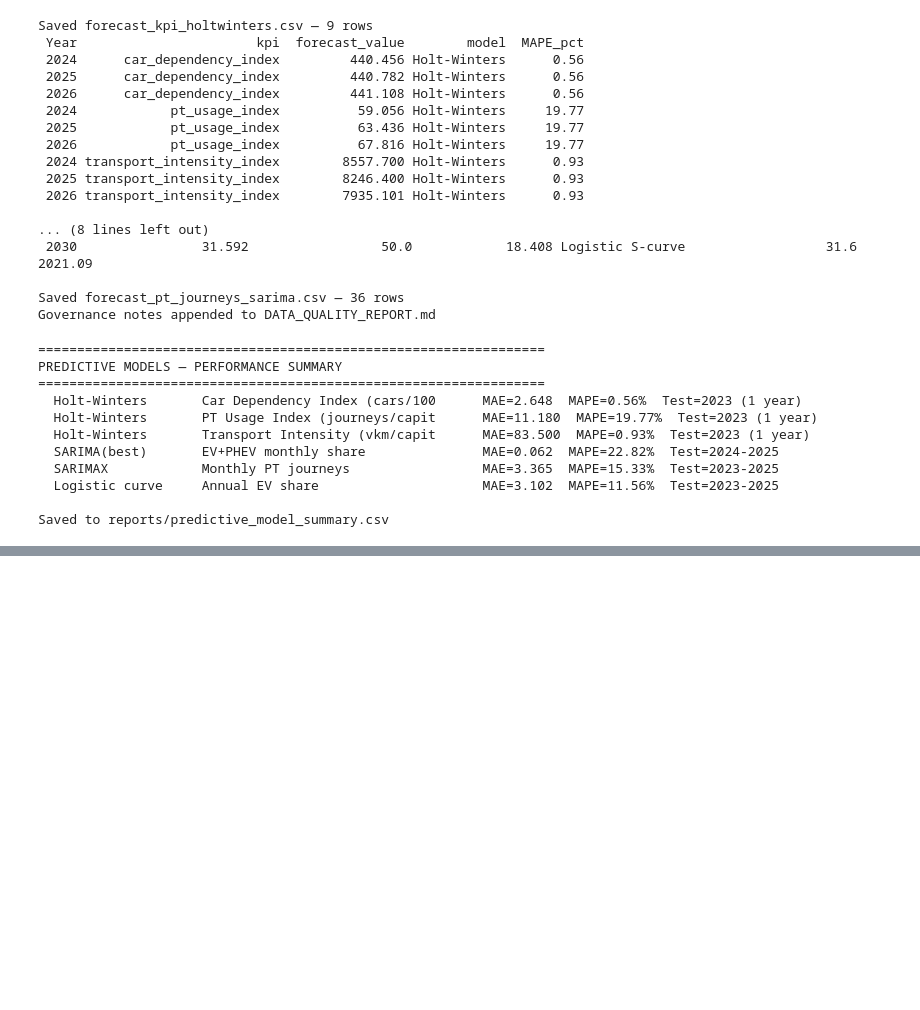
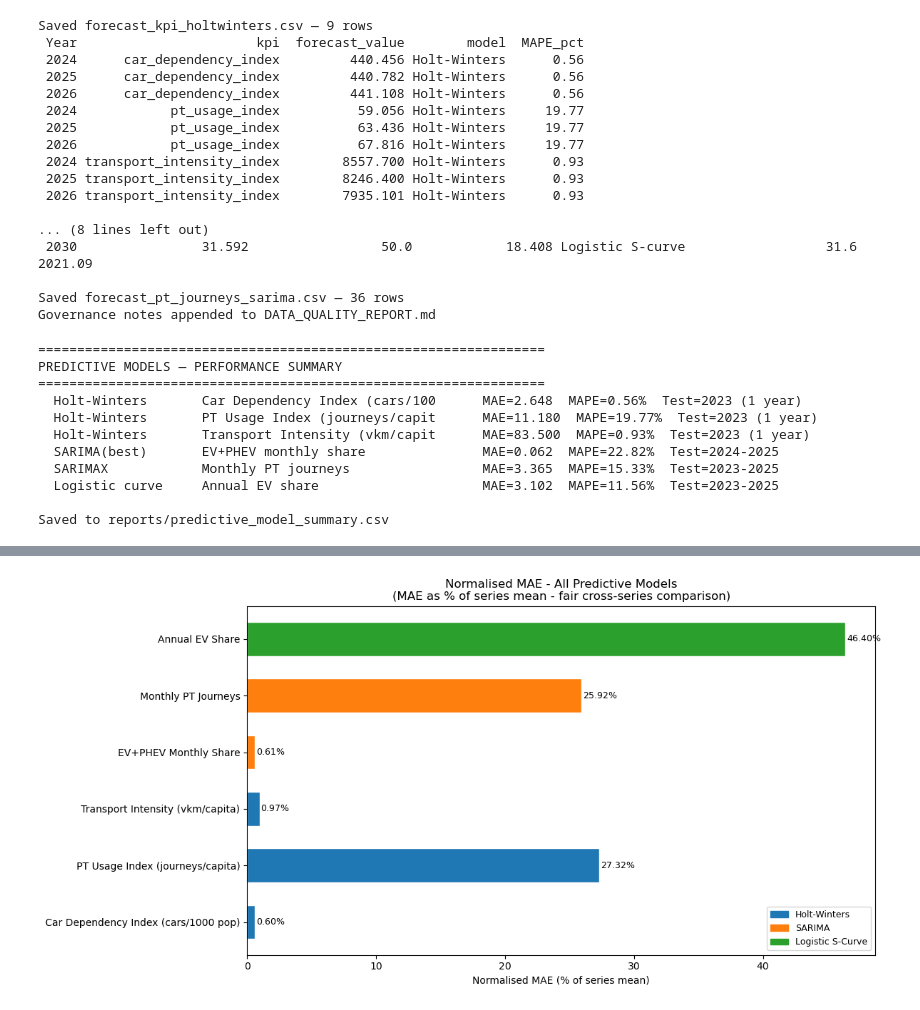
Before and after one commit to srb1024/IE_TRANSPORTs_DECARBONISATION_TRACKER, a Jupyter notebook: notebooks/03_predictive_analytics.ipynb, the cells around one changed output, grey strips where cells are left out. Drawn from its saved outputs; the diff is of its cells as text; code cells hidden in the pictures; blank space fills up the shorter version.

```diff
--- a/notebooks/03_predictive_analytics.ipynb
+++ b/notebooks/03_predictive_analytics.ipynb
@@ -789,0 +966,69 @@ Saved to reports/predictive_model_summary.csv
+# %%
+# TILE 18 — Normalised MAE from live metrics_df
+# Series means pulled from actual data in memory
+
+# Use variables already in memory — hw_train and hw_test contain all KPI values
+kpi_all = pd.concat([hw_train, hw_test], ignore_index=True)
+
+series_means = {
+    "Car Dependency Index (cars/1000 pop)": float(
+        kpi_all["car_dependency_index"].mean()),
+    "PT Usage Index (journeys/capita)": float(
+        kpi_all["pt_usage_index"].mean()),
+    "Transport Intensity (vkm/capita)": float(
+        kpi_all["transport_intensity_index"].mean()),
+    "EV+PHEV Monthly Share": float(
+        sf_train_ev["ev_share"].mean() * 100),
+    "Monthly PT Journeys": float(
+        pt_train_monthly["total_pt_journeys"].mean() / 1e6),
+    "Annual EV Share": float(
+        ev_train["ev_phev_pct"].mean()),
+}
+
+mae_norm_rows = []
+for _, row in metrics_df.iterrows():
+    series_key = row["Series"]
+    mean_val = series_means.get(series_key, None)
+    mae_val = row["MAE"]
+    if mean_val and mean_val > 0:
+        norm_pct = round(mae_val / mean_val * 100, 2)
+    else:
+        norm_pct = None
+    mae_norm_rows.append({
+        "Series": series_key,
+        "Algorithm": row["Model"],
+        "MAE": mae_val,
+        "Series_Mean": round(mean_val, 3) if mean_val else None,
+        "MAE_normalised_pct": norm_pct
+    })
+
+mae_norm_df = pd.DataFrame(mae_norm_rows).dropna(subset=["MAE_normalised_pct"])
+
+colors_mae = {
+    "Holt-Winters":    "#1f77b4",
+    "SARIMA":          "#ff7f0e",
+    "SARIMAX":         "#ff7f0e",
+    "Logistic S-Curve":"#2ca02c"
+}
+bar_colors_mae = [colors_mae.get(a, "grey") for a in mae_norm_df["Algorithm"]]
+
+fig, ax = plt.subplots(figsize=(12, 6))
+bars = ax.barh(mae_norm_df["Series"], mae_norm_df["MAE_normalised_pct"],
+               color=bar_colors_mae, edgecolor="white", height=0.6)
+
+for bar, val in zip(bars, mae_norm_df["MAE_normalised_pct"]):
+    ax.text(bar.get_width() + 0.1,
+            bar.get_y() + bar.get_height() / 2,
+            f"{val:.2f}%", va="center", fontsize=9)
+
+legend_patches = [mpatches.Patch(color=v, label=k)
+                  for k, v in colors_mae.items() if k != "SARIMAX"]
+ax.legend(handles=legend_patches, loc="lower right", fontsize=9)
+ax.set(title="Normalised MAE - All Predictive Models\n"
+             "(MAE as % of series mean - fair cross-series comparison)",
+       xlabel="Normalised MAE (% of series mean)", ylabel="")
+plt.tight_layout()
+plt.savefig(FIG_DIR / "31_mae_normalised_comparison.png", dpi=150)
+plt.show()
+# %% [output]
+[figure, added]
```
Also changed, not shown: parts of 20 cells of this notebook, 17 other files.
